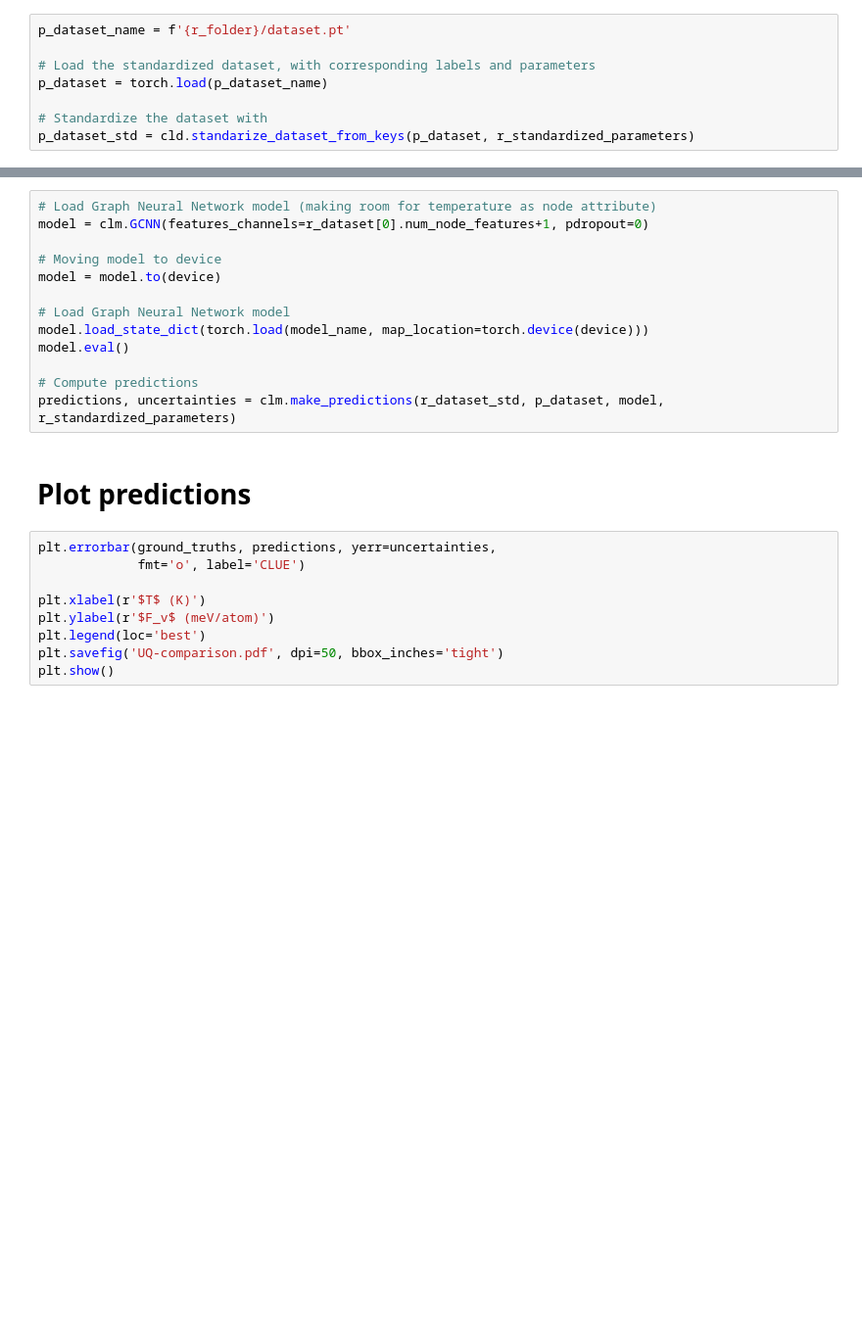
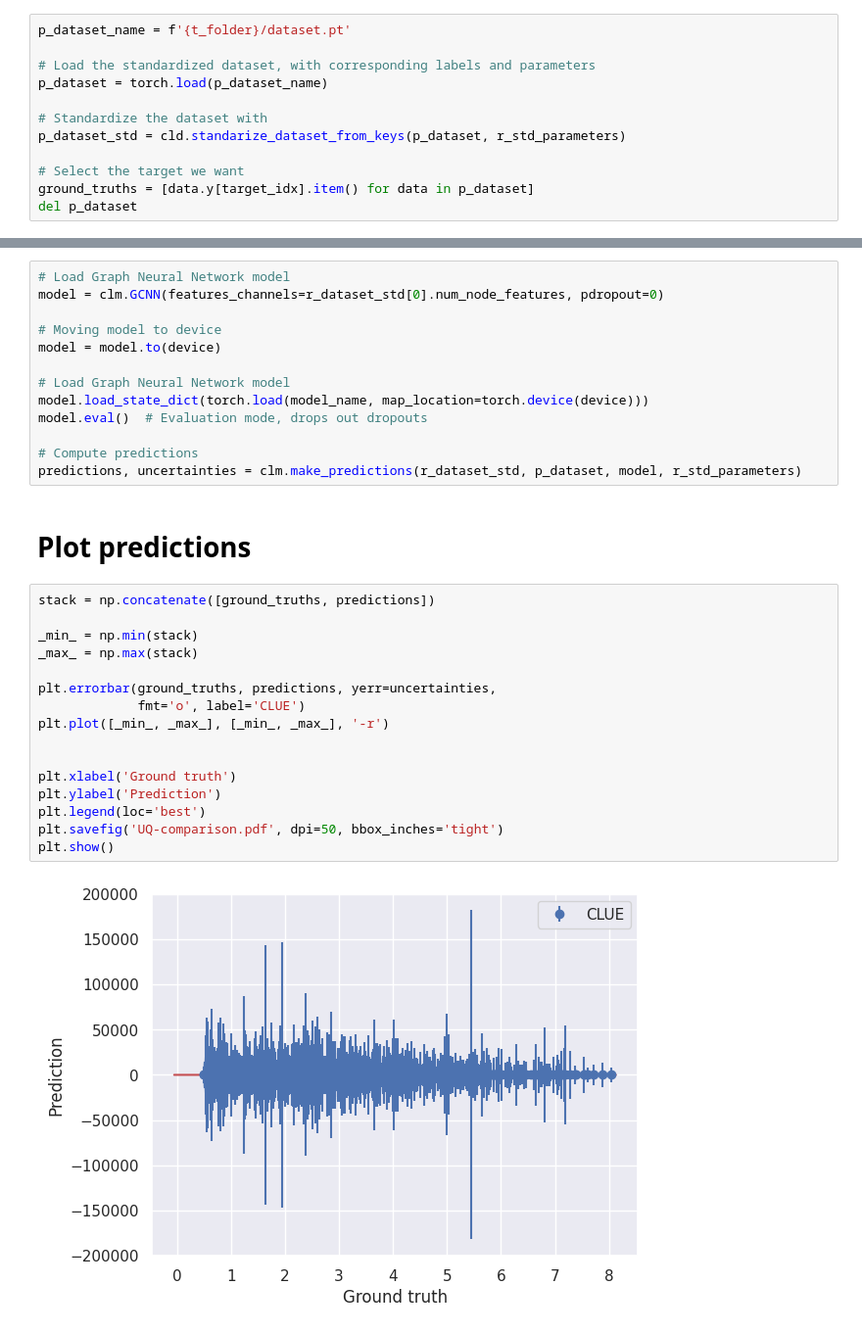
Before and after one commit to CibranLopez/CLUE, a Jupyter notebook: predict-GNN.ipynb, the cells around one changed output, grey strips where cells are left out. Shown at 98% size. Saved outputs shown, nothing was run; the diff lists cells and outputs as text; blank space fills up the shorter version.

```diff
--- a/predict-GNN.ipynb
+++ b/predict-GNN.ipynb
@@ -64,36 +59,49 @@ del r_dataset
 # %% [markdown]
 Prediciton dataset
 # %%
-p_dataset_name = f'{r_folder}/dataset.pt'
+p_dataset_name = f'{t_folder}/dataset.pt'
 
 # Load the standardized dataset, with corresponding labels and parameters
 p_dataset = torch.load(p_dataset_name)
 
 # Standardize the dataset with
-p_dataset_std = cld.standarize_dataset_from_keys(p_dataset, r_standardized_parameters)
+p_dataset_std = cld.standarize_dataset_from_keys(p_dataset, r_std_parameters)
+
+# Select the target we want
+ground_truths = [data.y[target_idx].item() for data in p_dataset]
+del p_dataset
 # %% [markdown]
 # Load model and make predictions
 # %%
-# Load Graph Neural Network model (making room for temperature as node attribute)
-model = clm.GCNN(features_channels=r_dataset[0].num_node_features+1, pdropout=0)
+# Load Graph Neural Network model
+model = clm.GCNN(features_channels=r_dataset_std[0].num_node_features, pdropout=0)
 
 # Moving model to device
 model = model.to(device)
 
 # Load Graph Neural Network model
 model.load_state_dict(torch.load(model_name, map_location=torch.device(device)))
-model.eval()
+model.eval()  # Evaluation mode, drops out dropouts
 
 # Compute predictions
-predictions, uncertainties = clm.make_predictions(r_dataset_std, p_dataset, model, r_standardized_parameters)
+predictions, uncertainties = clm.make_predictions(r_dataset_std, p_dataset, model, r_std_parameters)
 # %% [markdown]
 # Plot predictions
 # %%
+stack = np.concatenate([ground_truths, predictions])
+
+_min_ = np.min(stack)
+_max_ = np.max(stack)
+
 plt.errorbar(ground_truths, predictions, yerr=uncertainties,
              fmt='o', label='CLUE')
+plt.plot([_min_, _max_], [_min_, _max_], '-r')
 
-plt.xlabel(r'$T$ (K)')
-plt.ylabel(r'$F_v$ (meV/atom)')
+
+plt.xlabel('Ground truth')
+plt.ylabel('Prediction')
 plt.legend(loc='best')
 plt.savefig('UQ-comparison.pdf', dpi=50, bbox_inches='tight')
 plt.show()
+# %% [output]
+[figure, added]
```
Also changed, not shown: parts of 8 cells of this notebook, 2 other files.
